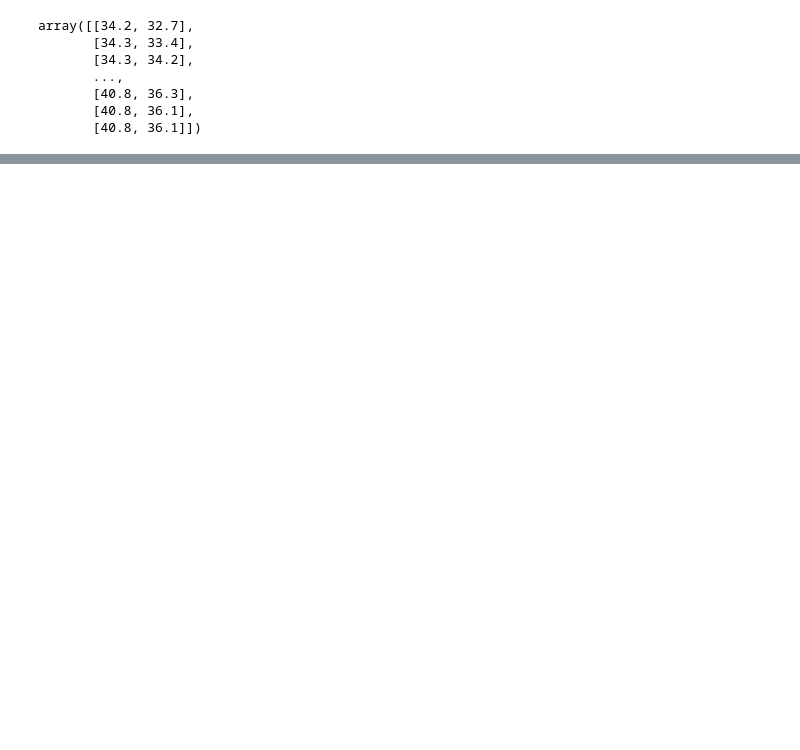
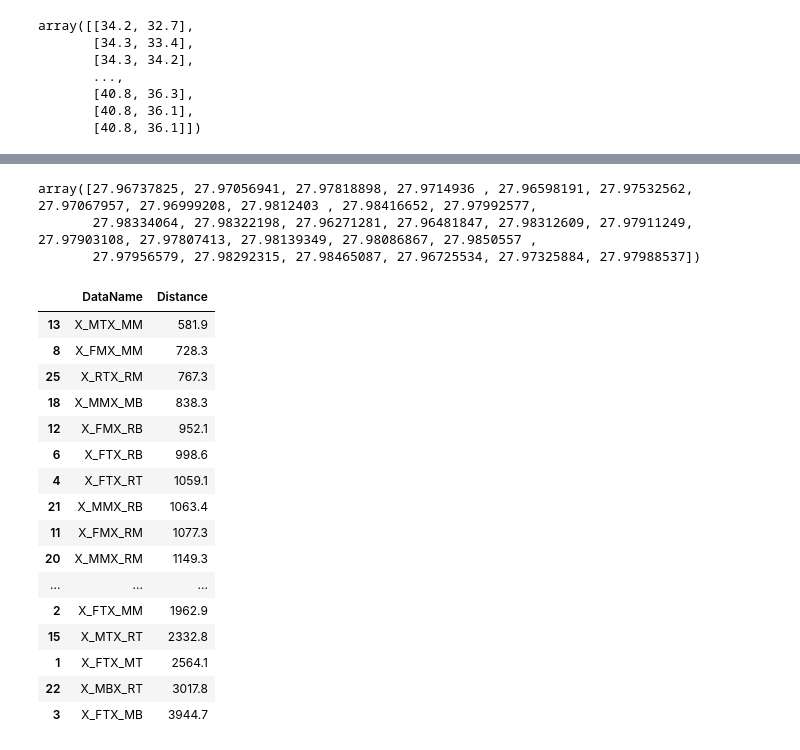
Before and after one commit to ayanoglu/Sensor-Network-Prediction-Models, a Jupyter notebook: ColdChainTransportation_Time_Series_Prediction_For_Sensor_Networks_Prediction_based_on_number_of_sensors.ipynb, the cells around one changed output, grey strips where cells are left out. Saved outputs shown, nothing was run; the diff lists cells and outputs as text; code cells hidden in the pictures; blank space fills up the shorter version.

```diff
--- a/ColdChainTransportation_Time_Series_Prediction_For_Sensor_Networks_Prediction_based_on_number_of_sensors.ipynb
+++ b/ColdChainTransportation_Time_Series_Prediction_For_Sensor_Networks_Prediction_based_on_number_of_sensors.ipynb
@@ -258,0 +307,49 @@ array([[34.2, 32.7],
+# %%
+s = np.sum(rv_results, axis=0)
+s
+# %% [output]
+array([27.96737825, 27.97056941, 27.97818898, 27.9714936 , 27.96598191, 27.97532562, 27.97067957, 27.96999208, 27.9812403 , 27.98416652, 27.97992577,
+       27.98334064, 27.98322198, 27.96271281, 27.96481847, 27.98312609, 27.97911249, 27.97903108, 27.97807413, 27.98139349, 27.98086867, 27.9850557 ,
+       27.97956579, 27.98292315, 27.98465087, 27.96725534, 27.97325884, 27.97988537])
+# %%
+from fastdtw import fastdtw
+from scipy.spatial.distance import euclidean
+
+#x = np.array([1, 2, 3, 3, 7])
+#y = np.array([1, 2, 2, 2, 2, 2, 2, 4])
+
+#distance, path = fastdtw(x, y, dist=euclidean)
+TrainDataSet = { 'X_FT': X_FT, 'X_FM': X_FM, 'X_MT':X_MT, 'X_MM':X_MM, 'X_MB':X_MB, 'X_RT':X_RT, 'X_RM':X_RM, 'X_RB':X_RB }
+DictDTW = {"DataName":[] , "Distance":[]}
+for combo in combinations(TrainDataSet.items(), 2):
+  kX1, kX2 = combo[0][0], combo[1][0]
+  vX1, vX2 = combo[0][1], combo[1][1]
+  distance, path = fastdtw(vX1, vX2, dist=euclidean)
+  print(kX1 + kX2)
+  print(distance)
+  DictDTW["DataName"].append(kX1 + kX2)
+  DictDTW["Distance"].append(distance)
+  #print(path)
+  print('*******************')
+# %%
+DF_DTW = pd.DataFrame.from_dict(DictDTW)
+DF_DTW = DF_DTW.sort_values(by=['Distance'])
+DF_DTW
+# %% [output]
+|  | DataName | Distance |
+| 13 | X_MTX_MM | 581.9 |
+| 8 | X_FMX_MM | 728.3 |
+| 25 | X_RTX_RM | 767.3 |
+| 18 | X_MMX_MB | 838.3 |
+| 12 | X_FMX_RB | 952.1 |
+| 6 | X_FTX_RB | 998.6 |
+| 4 | X_FTX_RT | 1059.1 |
+| 21 | X_MMX_RB | 1063.4 |
+| 11 | X_FMX_RM | 1077.3 |
+| 20 | X_MMX_RM | 1149.3 |
+| ... | ... | ... |
+| 2 | X_FTX_MM | 1962.9 |
+| 15 | X_MTX_RT | 2332.8 |
+| 1 | X_FTX_MT | 2564.1 |
+| 22 | X_MBX_RT | 3017.8 |
+| 3 | X_FTX_MB | 3944.7 |
```
Also changed, not shown: parts of 5 cells of this notebook.
